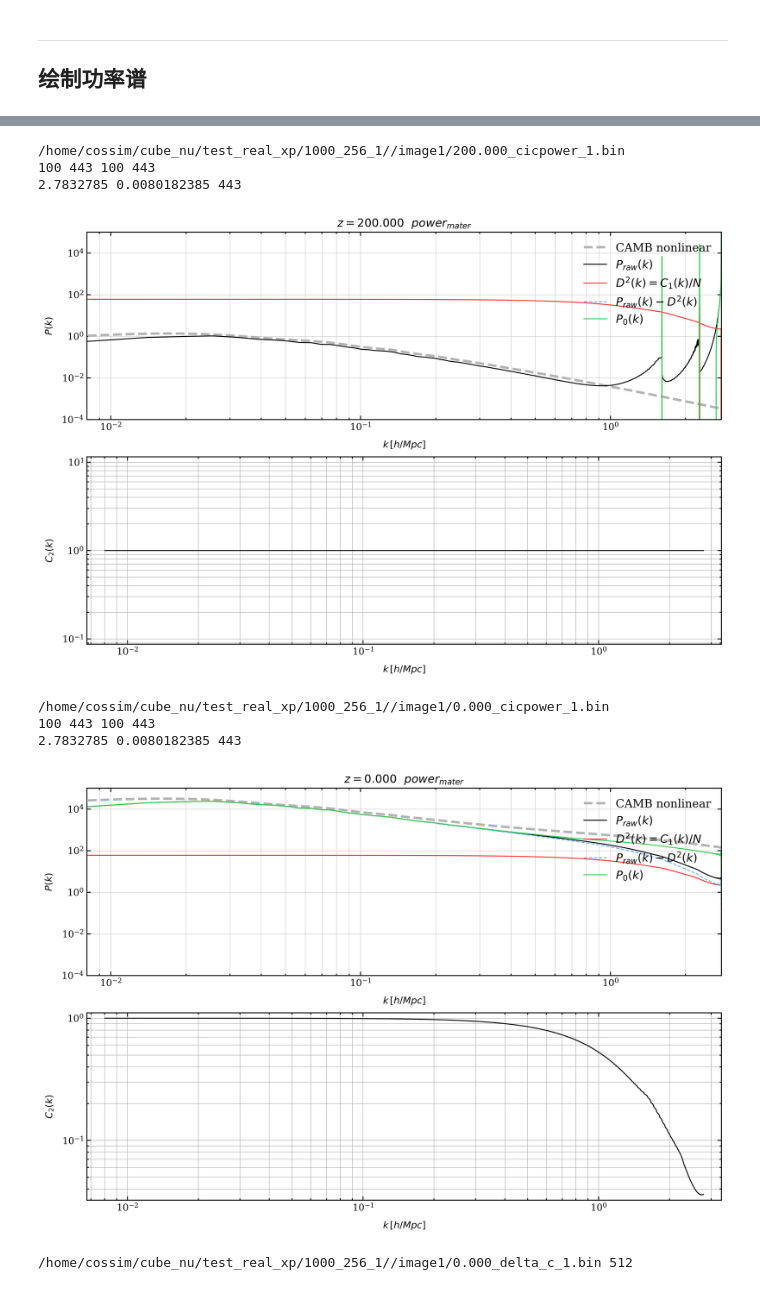
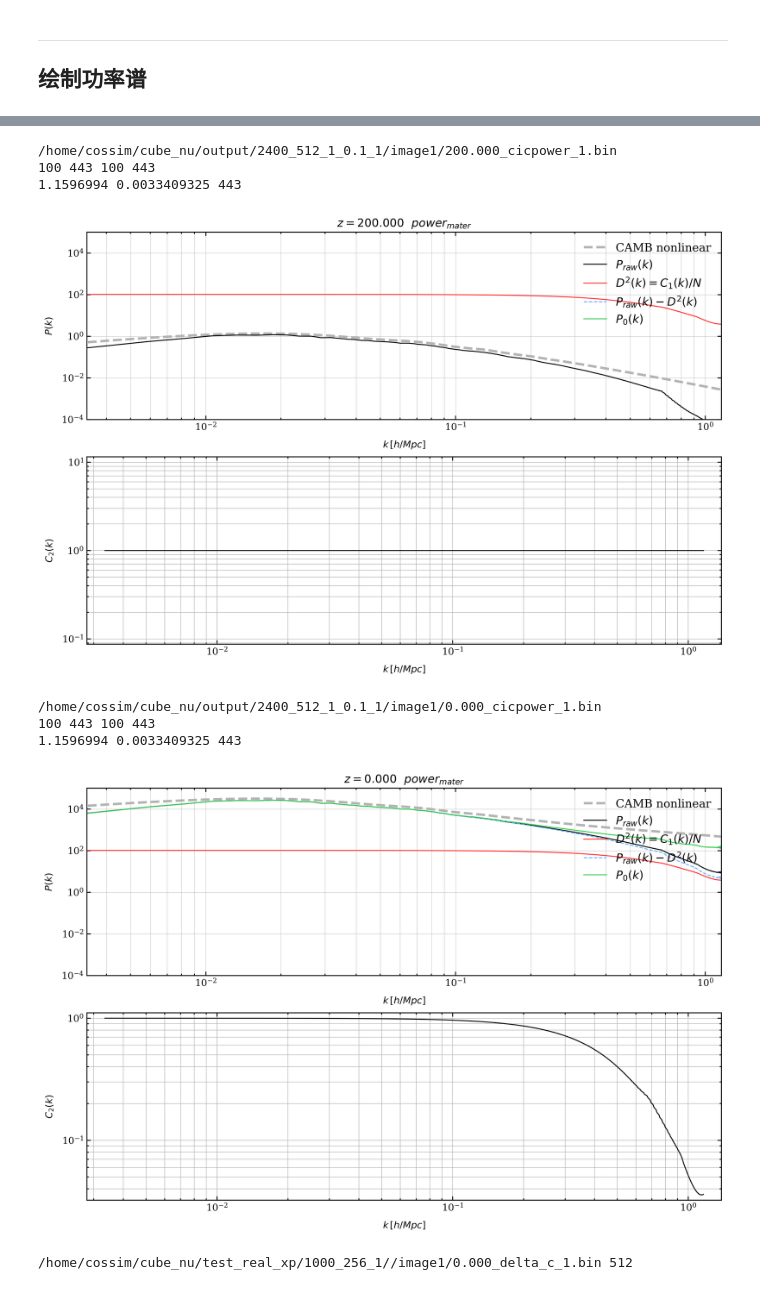
Before and after one commit to cosmologychen/cube_nu_new, a Jupyter notebook: analysis.ipynb, the cells around one changed output, grey strips where cells are left out. Cells and saved outputs as stored; diff of their text form; code cells hidden in the pictures.

```diff
--- a/analysis.ipynb
+++ b/analysis.ipynb
@@ -914,0 +634,17 @@ for Redshift in Redshift_i:
+# %%
+
+plt.figure()
+plt.loglog(ksims[0], xis[0][:, 2],ksims[0], xis[0][:, 3],ksims[1], xis[1][:, 3],ksims[2], xis[2][:, 3]/1e19)
+plt.grid(True, which='both', linewidth=0.3)  # 打开主要和次要网格线，linewidth为0.3
+# plt.xlim([min(ksim), max(ksim)])
+# plt.ylim([1e-4, 1e5])
+plt.xlabel('$k\,[h/{ Mpc}]$')
+plt.ylabel('$P(k)$')
+plt.legend(['L', 'N', 'E', 'U'],loc='upper right')
+plt.title('$z='+str(Redshift)+'\,\,\,\,power$')
+# 添加上边和右边的坐标轴
+ax = plt.gca()
+ax.spines['top'].set_visible(True)
+ax.spines['right'].set_visible(True)
+
+plt.show()
@@ -987,42 +725,42 @@ def plt_power(Redshift):
     # 添加上边和右边的坐标轴
     ax = plt.gca()
     ax.spines['top'].set_visible(True)
     ax.spines['right'].set_visible(True)
     # 添加文本注释
     text_x = 3
     text_y = 7
     # text = '$\sigma_8= {:.4f}$'.format(s_8[0])
     # plt.text(text_x, text_y, text, fontsize=12, ha='center', va='bottom')
 
     plt.subplot(2, 1, 2)
     plt.loglog(ksim, xi[:, 3] / xi[:, 4])
     plt.grid(True, which='both', linewidth=0.5)  # 打开主要和次要网格线，linewidth为0.5
     plt.xlabel('$k\,[h/{ Mpc}]$')
     plt.ylabel('$C_2(k)$')
     # 添加上边和右边的坐标轴
     ax = plt.gca()
     ax.spines['top'].set_visible(True)
     ax.spines['right'].set_visible(True)
 
-    savename = Path+'/fig/power_11'+str(Redshift)+'.jpg'
-    plt.savefig(savename, format='jpeg')
+    # savename = Path+'/fig/power_11'+str(Redshift)+'.jpg'
+    # plt.savefig(savename, format='jpeg')
     plt.show()
 
 # for i in [1,-1]:
 #     Redshift = "{:.3f}".format(z[int(i)-1])
 #     plt_power(Redshift)
 #     print(Redshift,i)
 plt_power('200.000')
 plt_power('0.000')
 # %% [output]
-/home/cossim/cube_nu/test_real_xp/1000_256_1//image1/200.000_cicpower_1.bin
+/home/cossim/cube_nu/output/2400_512_1_0.1_1/image1/200.000_cicpower_1.bin
 100 443 100 443
-2.7832785 0.0080182385 443
+1.1596994 0.0033409325 443
-[figure, old version]
+[figure, new version]
-/home/cossim/cube_nu/test_real_xp/1000_256_1//image1/0.000_cicpower_1.bin
+/home/cossim/cube_nu/output/2400_512_1_0.1_1/image1/0.000_cicpower_1.bin
 100 443 100 443
-2.7832785 0.0080182385 443
+1.1596994 0.0033409325 443
-[figure, old version]
+[figure, new version]
 # %%
 # 加载3d场
 def loadfield3d(fn):
```
Also changed, not shown: parts of 13 cells of this notebook, 8 other files.
